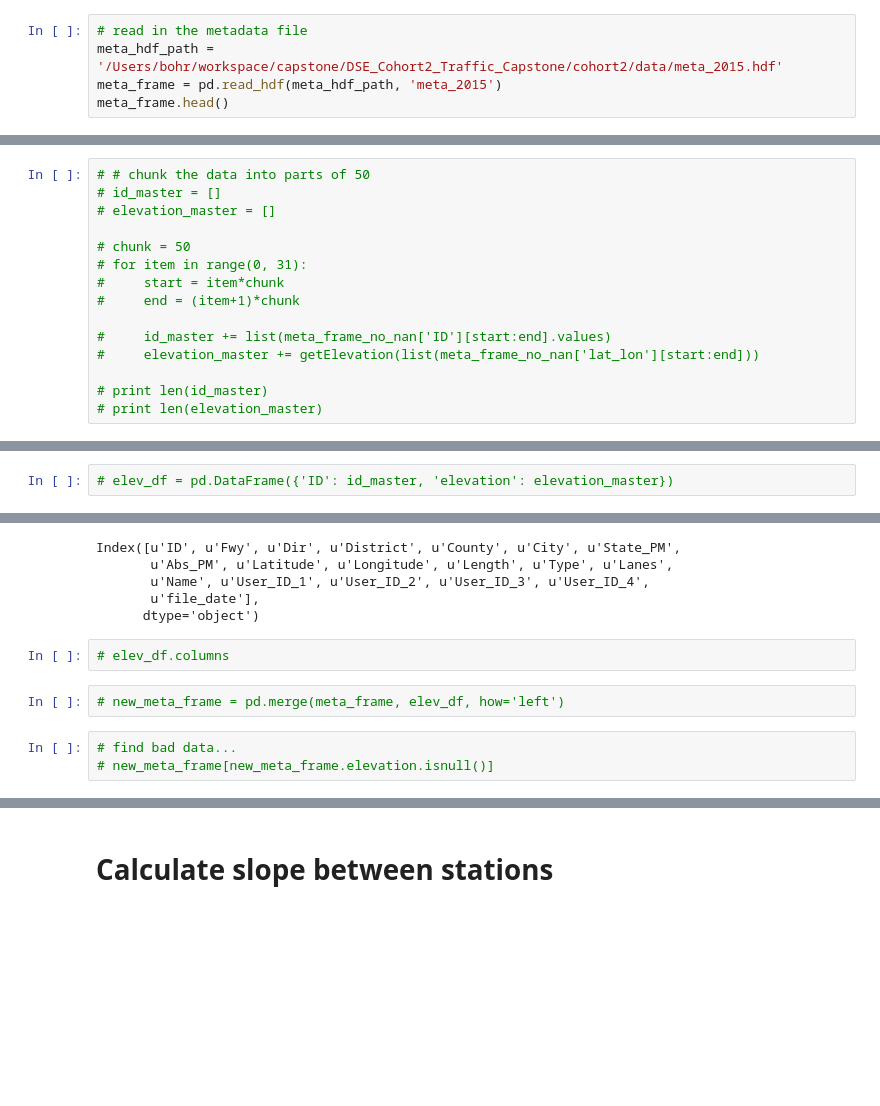
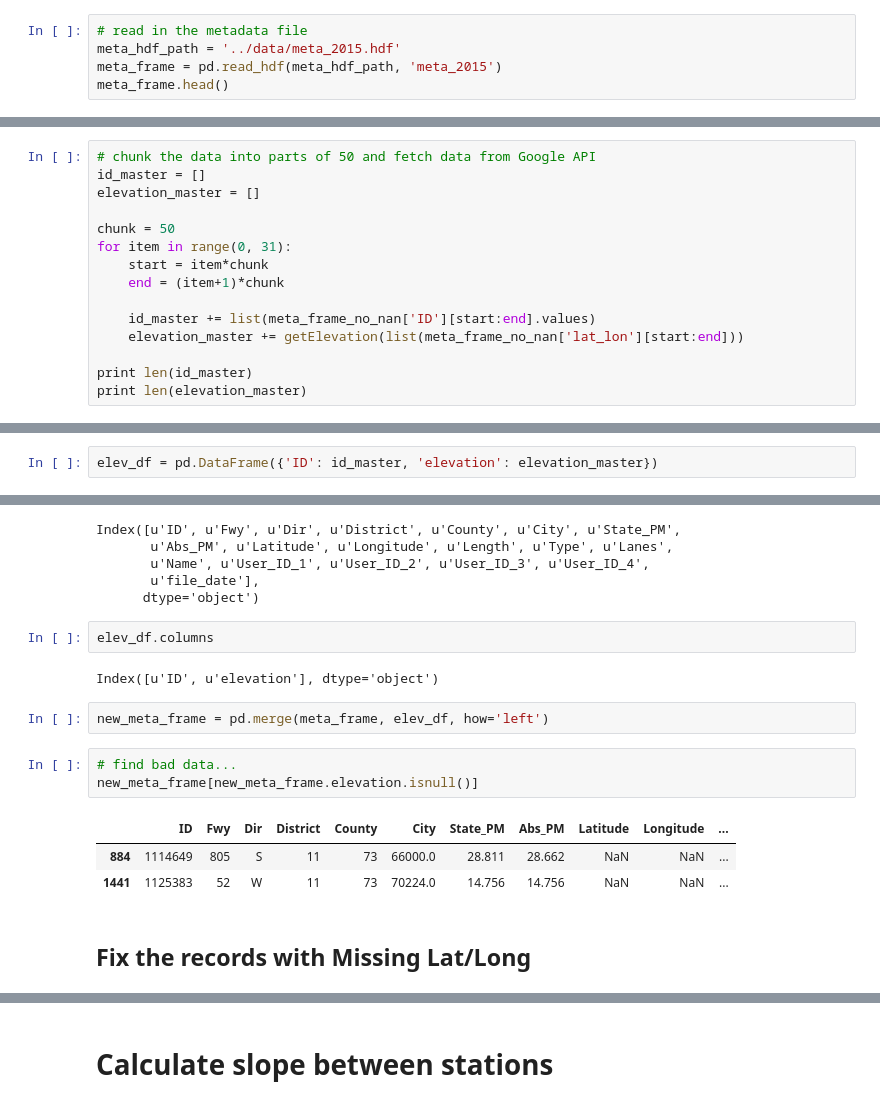
Before and after one commit to abrespect/DSE_Cohort2_Traffic_Capstone, a Jupyter notebook: cohort2/exploration/data_get_terrain.ipynb, the cells around one changed output, grey strips where cells are left out. Drawn from its saved outputs; the diff is of its cells as text; blank space fills up the shorter version.

Commit message:
Cleanup for data_get_terrain

```diff
--- a/cohort2/exploration/data_get_terrain.ipynb
+++ b/cohort2/exploration/data_get_terrain.ipynb
@@ -13,6 +47,6 @@ with open(home + '/.googleapi') as infile:
 # %%
 # read in the metadata file
-meta_hdf_path = '/Users/bohr/workspace/capstone/DSE_Cohort2_Traffic_Capstone/cohort2/data/meta_2015.hdf'
+meta_hdf_path = '../data/meta_2015.hdf'
 meta_frame = pd.read_hdf(meta_hdf_path, 'meta_2015')
 meta_frame.head()
 # %% [output]
@@ -111,25 +150,25 @@ def getElevation(lat_lon_list=None, **elvtn_args):
         result = [item['elevation'] for item in response['results']]
     return result
 # %%
-# # chunk the data into parts of 50
-# id_master = []
-# elevation_master = []
+# chunk the data into parts of 50 and fetch data from Google API
+id_master = []
+elevation_master = []
 
-# chunk = 50
-# for item in range(0, 31):
-#     start = item*chunk
-#     end = (item+1)*chunk
+chunk = 50
+for item in range(0, 31):
+    start = item*chunk
+    end = (item+1)*chunk
 
-#     id_master += list(meta_frame_no_nan['ID'][start:end].values)
-#     elevation_master += getElevation(list(meta_frame_no_nan['lat_lon'][start:end]))
+    id_master += list(meta_frame_no_nan['ID'][start:end].values)
+    elevation_master += getElevation(list(meta_frame_no_nan['lat_lon'][start:end]))
 
-# print len(id_master)
-# print len(elevation_master)
+print len(id_master)
+print len(elevation_master)
 # %% [output]
 1539
 1539
 # %%
-# elev_df = pd.DataFrame({'ID': id_master, 'elevation': elevation_master})
+elev_df = pd.DataFrame({'ID': id_master, 'elevation': elevation_master})
 # %%
 meta_frame.columns
 # %% [output]
@@ -138,12 +177,20 @@ Index([u'ID', u'Fwy', u'Dir', u'District', u'County', u'City', u'State_PM',
        u'Name', u'User_ID_1', u'User_ID_2', u'User_ID_3', u'User_ID_4',
        u'file_date'],
       dtype='object')
-# %%
-# elev_df.columns
+# %%
+elev_df.columns
+# %% [output]
+Index([u'ID', u'elevation'], dtype='object')
 # %%
-# new_meta_frame = pd.merge(meta_frame, elev_df, how='left')
+new_meta_frame = pd.merge(meta_frame, elev_df, how='left')
 # %%
 # find bad data...
-# new_meta_frame[new_meta_frame.elevation.isnull()]
+new_meta_frame[new_meta_frame.elevation.isnull()]
+# %% [output]
+|  | ID | Fwy | Dir | District | County | City | State_PM | Abs_PM | Latitude | Longitude | ... |
+| 884 | 1114649 | 805 | S | 11 | 73 | 66000.0 | 28.811 | 28.662 | NaN | NaN | ... |
+| 1441 | 1125383 | 52 | W | 11 | 73 | 70224.0 | 14.756 | 14.756 | NaN | NaN | ... |
+# %% [markdown]
+## Fix the records with Missing Lat/Long
 # %%
 # Fix bad data via manual lookup
```
Also changed, not shown: parts of 38 cells of this notebook, 2 other files.
